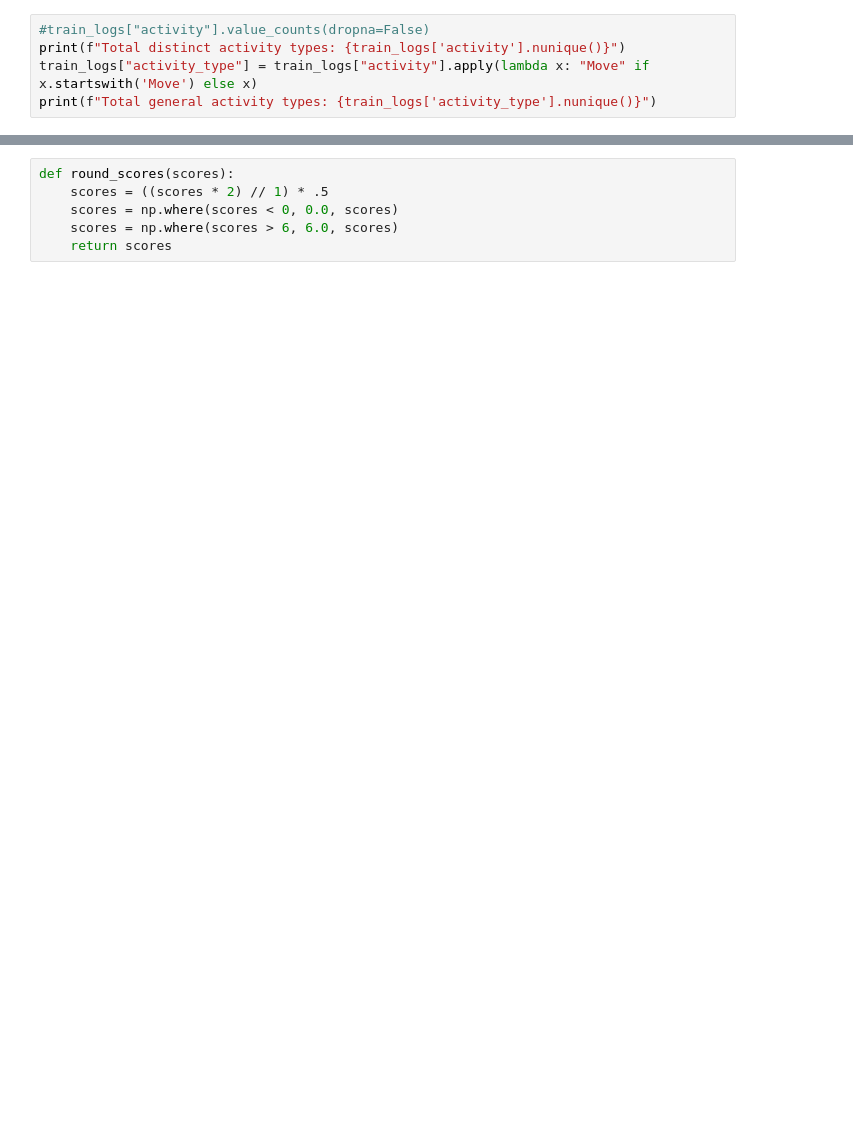
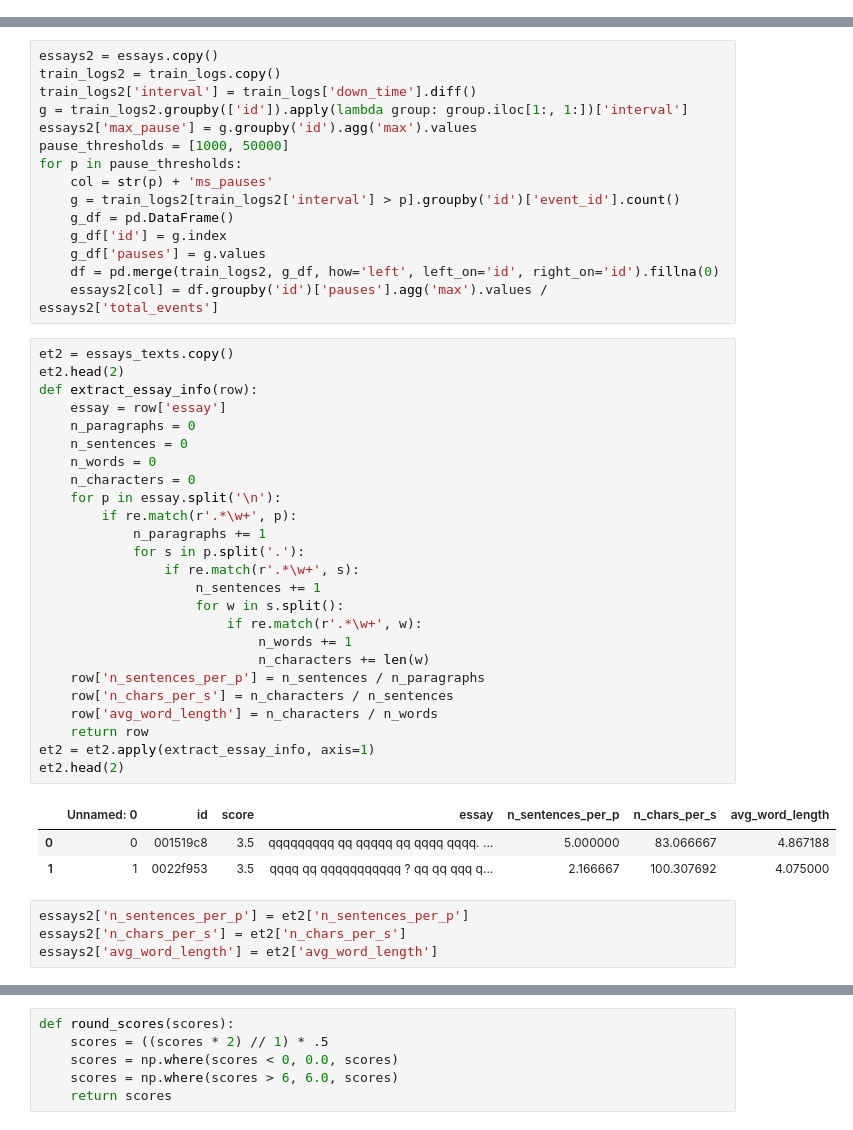
Before and after one commit to ZalmanKelber/kaggle_writing, a Jupyter notebook: writing3.ipynb, the cells around one changed output, grey strips where cells are left out. Cells and saved outputs as stored; diff of their text form; blank space fills up the shorter version.

```diff
--- a/writing3.ipynb
+++ b/writing3.ipynb
@@ -50,5 +25,0 @@ fig.show()
-# %%
-#train_logs["activity"].value_counts(dropna=False)
-print(f"Total distinct activity types: {train_logs['activity'].nunique()}")
-train_logs["activity_type"] = train_logs["activity"].apply(lambda x: "Move" if x.startswith('Move') else x)
-print(f"Total general activity types: {train_logs['activity_type'].nunique()}")
@@ -577,0 +59,48 @@ y = final_df["score"]
+# %%
+essays2 = essays.copy()
+train_logs2 = train_logs.copy()
+train_logs2['interval'] = train_logs['down_time'].diff()
+g = train_logs2.groupby(['id']).apply(lambda group: group.iloc[1:, 1:])['interval']
+essays2['max_pause'] = g.groupby('id').agg('max').values
+pause_thresholds = [1000, 50000]
+for p in pause_thresholds:
+    col = str(p) + 'ms_pauses'
+    g = train_logs2[train_logs2['interval'] > p].groupby('id')['event_id'].count()
+    g_df = pd.DataFrame()
+    g_df['id'] = g.index
+    g_df['pauses'] = g.values
+    df = pd.merge(train_logs2, g_df, how='left', left_on='id', right_on='id').fillna(0)
+    essays2[col] = df.groupby('id')['pauses'].agg('max').values / essays2['total_events']
+# %%
+et2 = essays_texts.copy()
+et2.head(2)
+def extract_essay_info(row):
+    essay = row['essay']
+    n_paragraphs = 0
+    n_sentences = 0
+    n_words = 0
+    n_characters = 0
+    for p in essay.split('\n'):
+        if re.match(r'.*\w+', p):
+            n_paragraphs += 1
+            for s in p.split('.'):
+                if re.match(r'.*\w+', s):
+                    n_sentences += 1
+                    for w in s.split():
+                        if re.match(r'.*\w+', w):
+                            n_words += 1
+                            n_characters += len(w)
+    row['n_sentences_per_p'] = n_sentences / n_paragraphs
+    row['n_chars_per_s'] = n_characters / n_sentences
+    row['avg_word_length'] = n_characters / n_words
+    return row
+et2 = et2.apply(extract_essay_info, axis=1)
+et2.head(2)
+# %% [output]
+|  | Unnamed: 0 | id | score | essay | n_sentences_per_p | n_chars_per_s | avg_word_length |
+| 0 | 0 | 001519c8 | 3.5 | qqqqqqqqq qq qqqqq qq qqqq qqqq. ... | 5.000000 | 83.066667 | 4.867188 |
+| 1 | 1 | 0022f953 | 3.5 | qqqq qq qqqqqqqqqqq ? qq qq qqq q... | 2.166667 | 100.307692 | 4.075000 |
+# %%
+essays2['n_sentences_per_p'] = et2['n_sentences_per_p']
+essays2['n_chars_per_s'] = et2['n_chars_per_s']
+essays2['avg_word_length'] = et2['avg_word_length']
```
Also changed, not shown: parts of 30 cells of this notebook.
